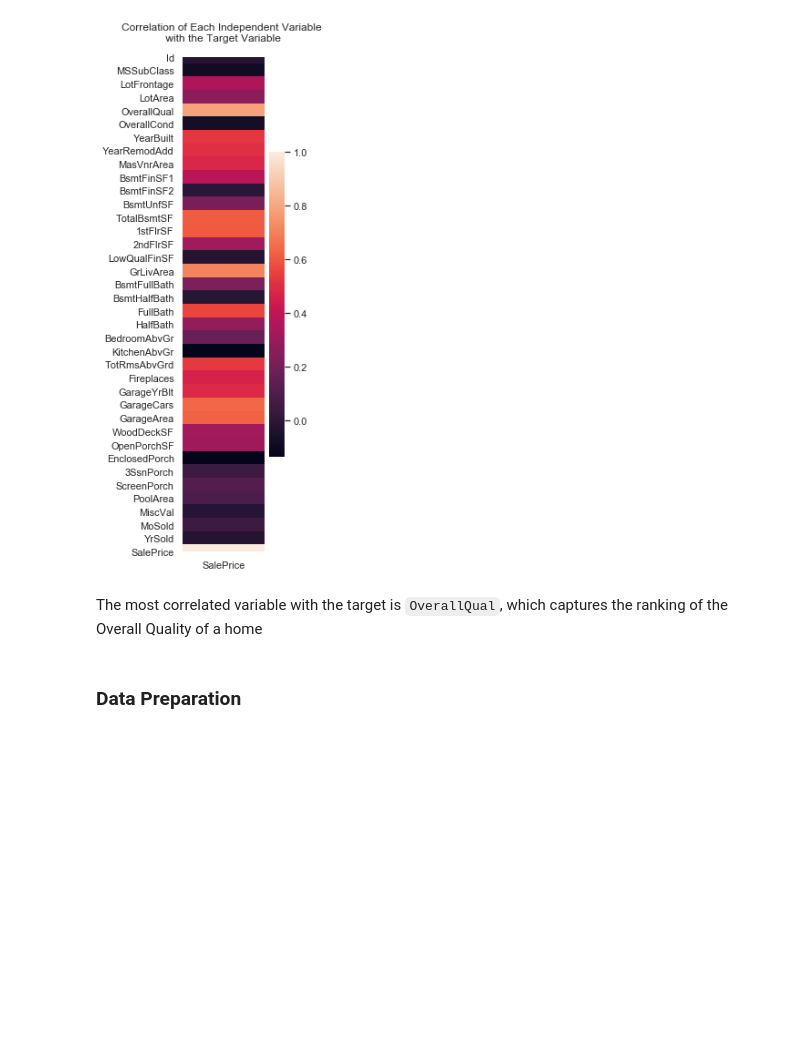
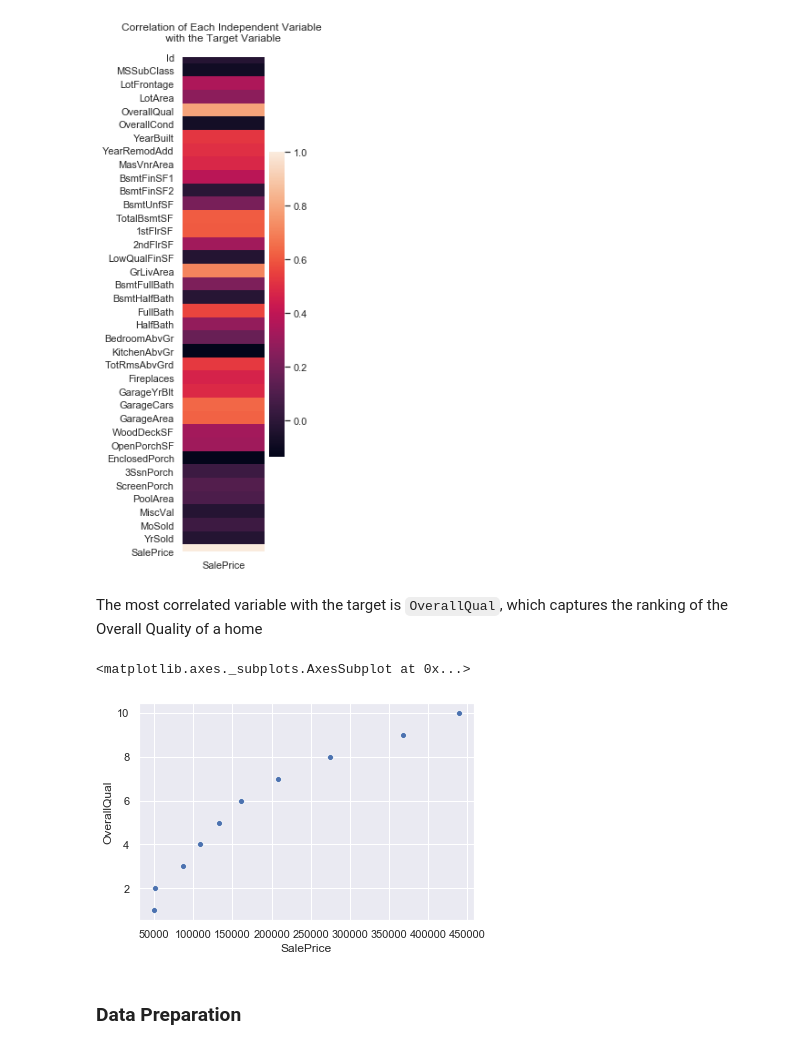
Before and after one commit to AnnikaNoren/dsc-postgrad_House-Price-Prediction, a Jupyter notebook: EDA-Modeling-Evaluation.ipynb, the cells around one changed output. Cells and saved outputs as stored; diff of their text form; code cells hidden in the pictures; blank space fills up the shorter version.

```diff
--- a/EDA-Modeling-Evaluation.ipynb
+++ b/EDA-Modeling-Evaluation.ipynb
@@ -105,6 +105,13 @@ plt.show()
 [figure]
 # %% [markdown]
 The most correlated variable with the target is `OverallQual`, which captures the ranking of the Overall Quality of a home
+# %%
+test = df.groupby('OverallQual')['SalePrice'].mean()
+# %%
+sns.scatterplot(test, test.index)
+# %% [output]
+<matplotlib.axes._subplots.AxesSubplot at 0x...>
+[figure, added]
 # %% [markdown]
 ### Data Preparation
 # %%
```
Also changed, not shown: parts of 4 cells of this notebook.
